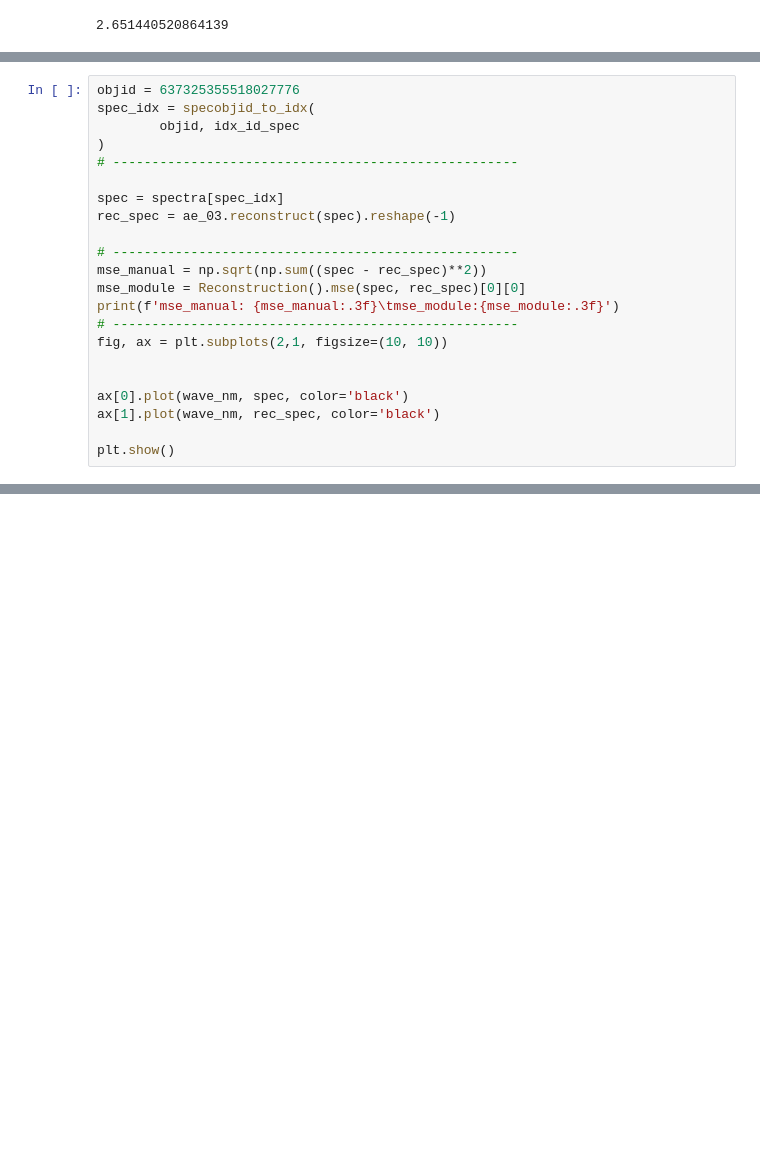
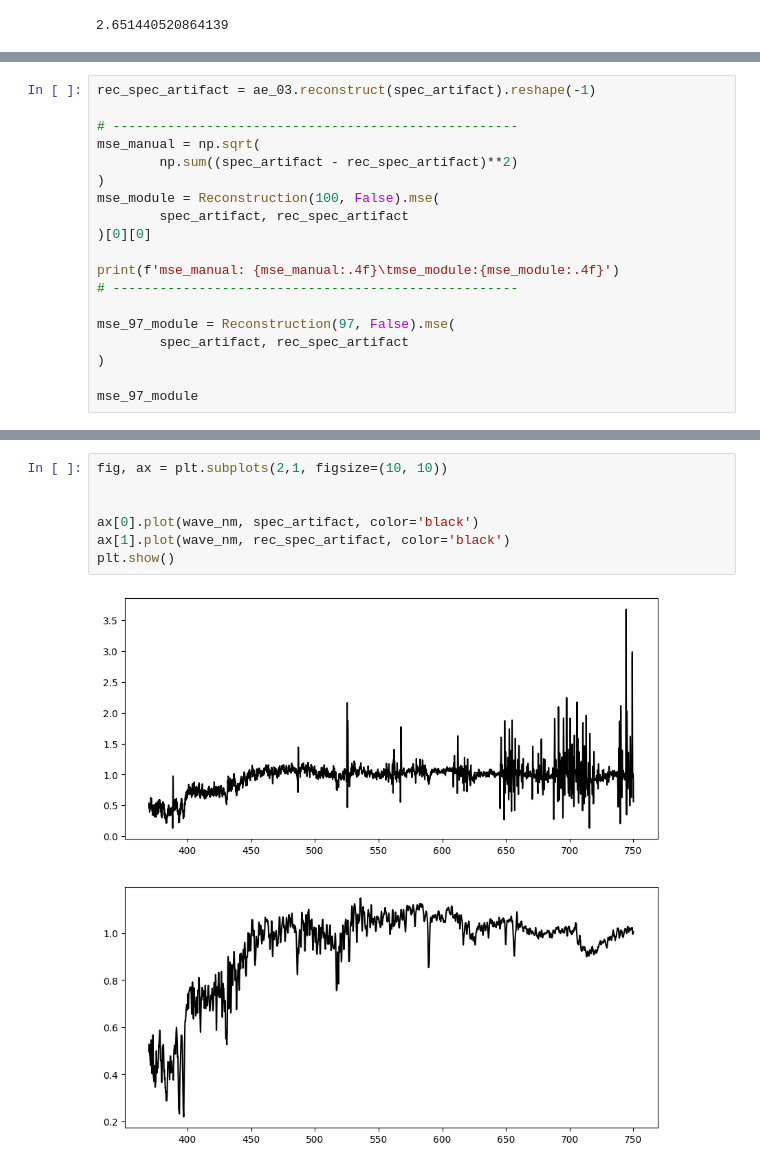
Before and after one commit to ed-ortizm/anomaly, a Jupyter notebook: thesis/99_explore.ipynb, the cells around one changed output, grey strips where cells are left out. Cells and saved outputs as stored; diff of their text form; blank space fills up the shorter version.

```diff
--- a/thesis/99_explore.ipynb
+++ b/thesis/99_explore.ipynb
@@ -166,23 +180,20 @@ Name: 637325355518027776, dtype: float64
 # %%
-objid = 637325355518027776
-spec_idx = specobjid_to_idx(
-        objid, idx_id_spec
+rec_spec_artifact = ae_03.reconstruct(spec_artifact).reshape(-1)
+
+# ----------------------------------------------------
+mse_manual = np.sqrt(
+        np.sum((spec_artifact - rec_spec_artifact)**2)
 )
+mse_module = Reconstruction(100, False).mse(
+        spec_artifact, rec_spec_artifact
+)[0][0]
+
+print(f'mse_manual: {mse_manual:.4f}\tmse_module:{mse_module:.4f}')
 # ----------------------------------------------------
 
-spec = spectra[spec_idx]
-rec_spec = ae_03.reconstruct(spec).reshape(-1)
+mse_97_module = Reconstruction(97, False).mse(
+        spec_artifact, rec_spec_artifact
+)
 
-# ----------------------------------------------------
-mse_manual = np.sqrt(np.sum((spec - rec_spec)**2))
-mse_module = Reconstruction().mse(spec, rec_spec)[0][0]
-print(f'mse_manual: {mse_manual:.3f}\tmse_module:{mse_module:.3f}')
-# ----------------------------------------------------
-fig, ax = plt.subplots(2,1, figsize=(10, 10))
-
-
-ax[0].plot(wave_nm, spec, color='black')
-ax[1].plot(wave_nm, rec_spec, color='black')
-
-plt.show()
+mse_97_module
 # %% [output]
@@ -268,0 +202,9 @@ mse_manual: 10.495      mse_module:10.495
+# %%
+fig, ax = plt.subplots(2,1, figsize=(10, 10))
+
+
+ax[0].plot(wave_nm, spec_artifact, color='black')
+ax[1].plot(wave_nm, rec_spec_artifact, color='black')
+plt.show()
+# %% [output]
+[figure, added]
```
Also changed, not shown: parts of 24 cells of this notebook, 2 other files.
